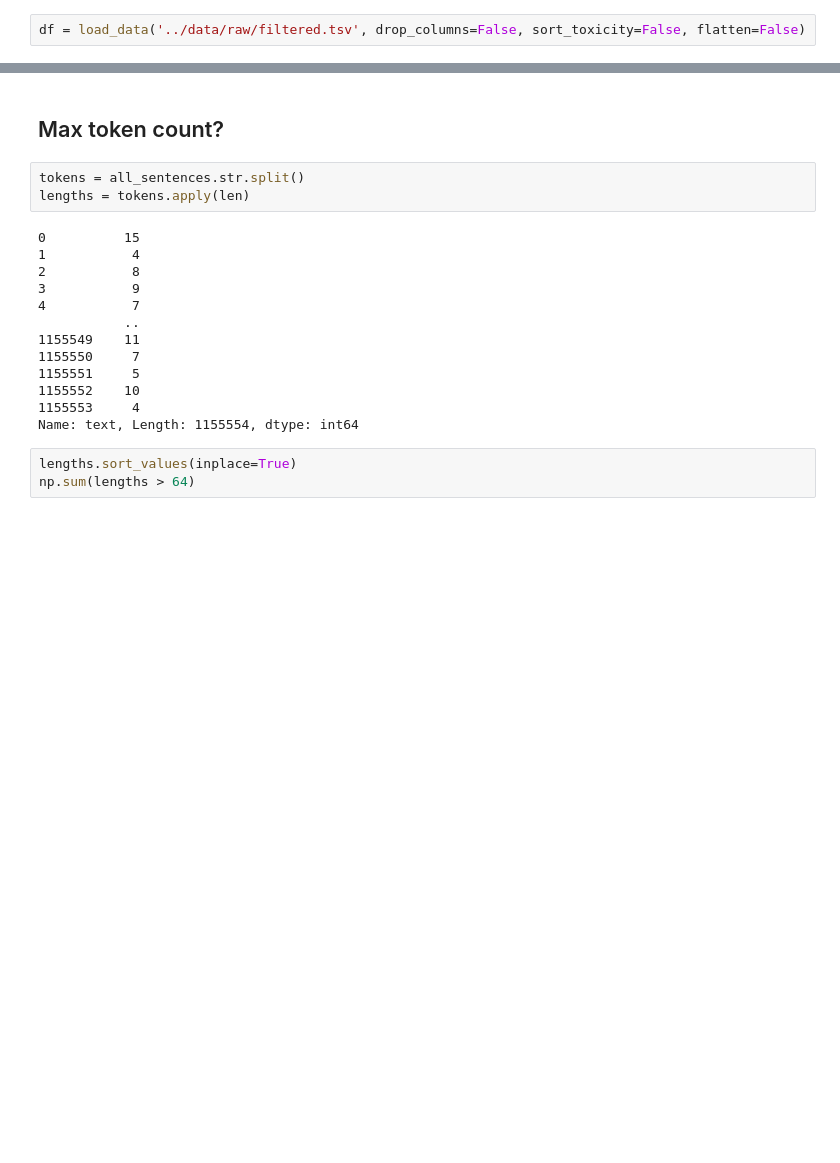
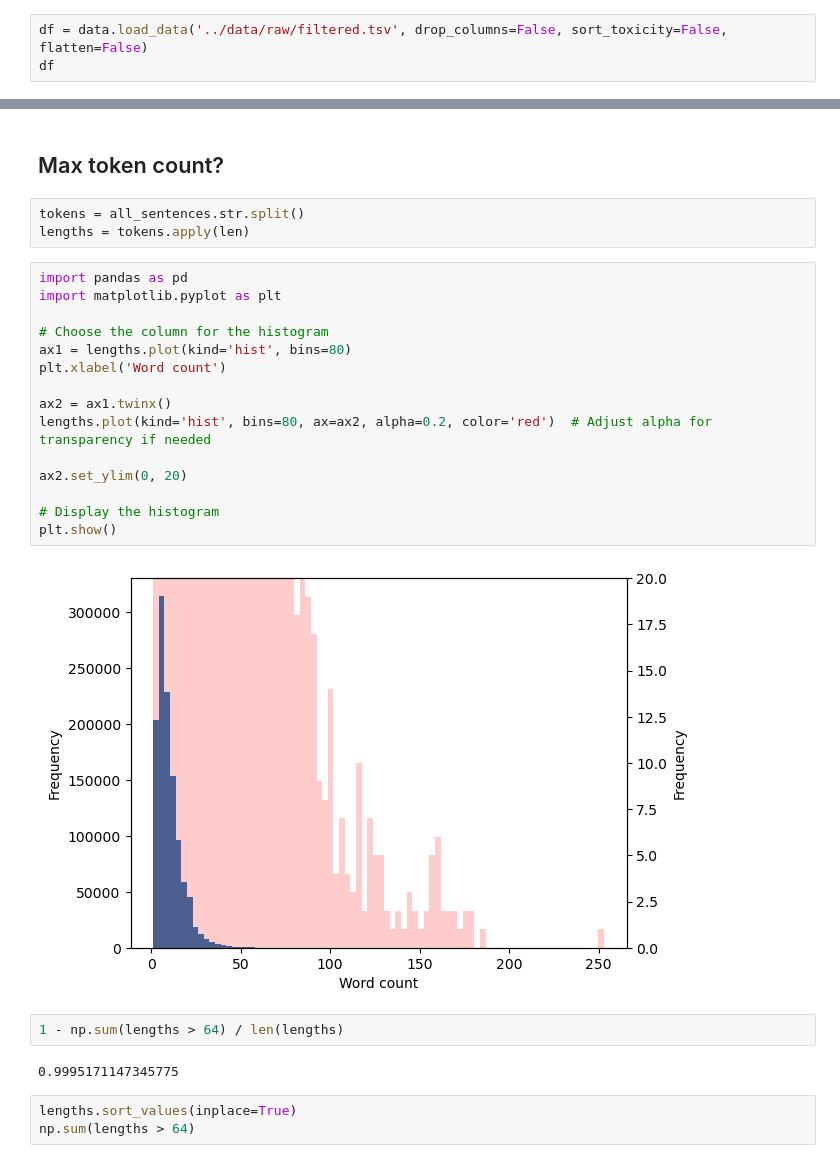
Before and after one commit to Sambura/NLP-Text-detoxification, a Jupyter notebook: notebooks/data_exploration.ipynb, the cells around one changed output, grey strips where cells are left out. Drawn from its saved outputs; the diff is of its cells as text; blank space fills up the shorter version.

```diff
--- a/notebooks/data_exploration.ipynb
+++ b/notebooks/data_exploration.ipynb
@@ -8,2 +13,3 @@ from src.data.load_data import load_data, sort_by_toxicity_inplace, flatten_data
 # %%
-df = load_data('../data/raw/filtered.tsv', drop_columns=False, sort_toxicity=False, flatten=False)
+df = data.load_data('../data/raw/filtered.tsv', drop_columns=False, sort_toxicity=False, flatten=False)
+df
@@ -67,19 +125,27 @@ Name: text, Length: 160692, dtype: object
 # %%
 tokens = all_sentences.str.split()
 lengths = tokens.apply(len)
-# %% [output]
-0          15
-1           4
-2           8
-3           9
-4           7
-           ..
-1155549    11
-1155550     7
-1155551     5
-1155552    10
-1155553     4
-Name: text, Length: 1155554, dtype: int64
+# %%
+import pandas as pd
+import matplotlib.pyplot as plt
+
+# Choose the column for the histogram
+ax1 = lengths.plot(kind='hist', bins=80)
+plt.xlabel('Word count')
+
+ax2 = ax1.twinx()
+lengths.plot(kind='hist', bins=80, ax=ax2, alpha=0.2, color='red')  # Adjust alpha for transparency if needed
+
+ax2.set_ylim(0, 20)
+
+# Display the histogram
+plt.show()
+# %% [output]
+[figure, added]
+# %%
+1 - np.sum(lengths > 64) / len(lengths)
+# %% [output]
+0.9995171147345775
 # %%
 lengths.sort_values(inplace=True)
 np.sum(lengths > 64)
```
Also changed, not shown: parts of 19 cells of this notebook, 12 other files.
